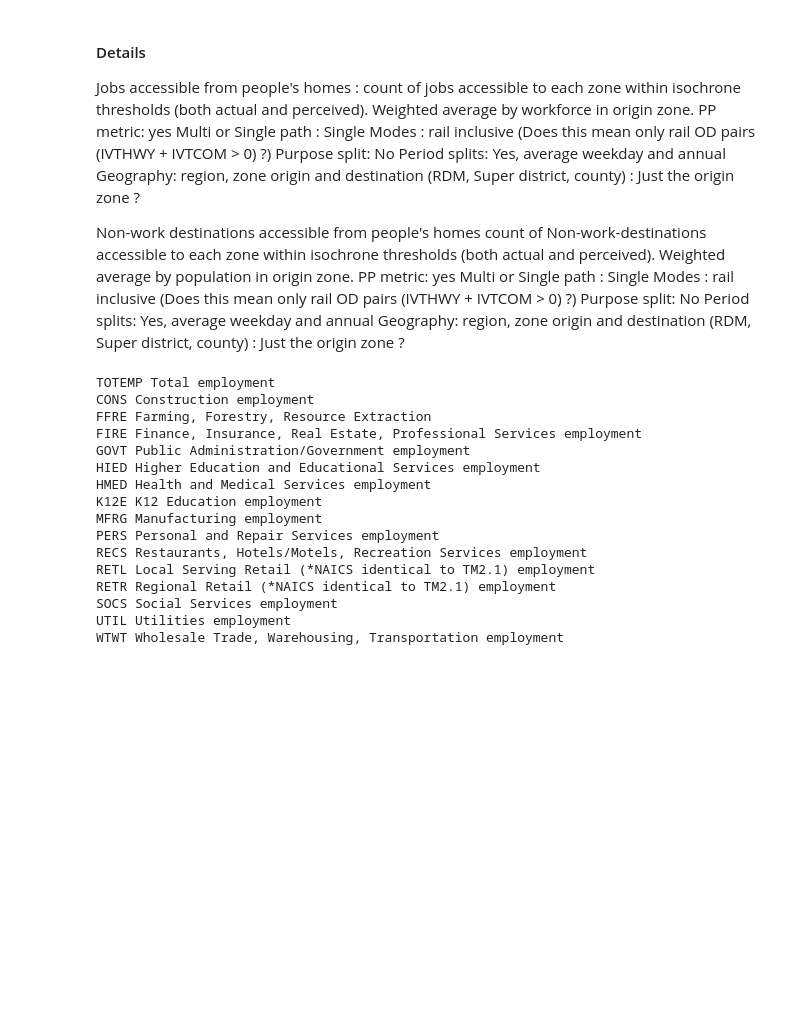
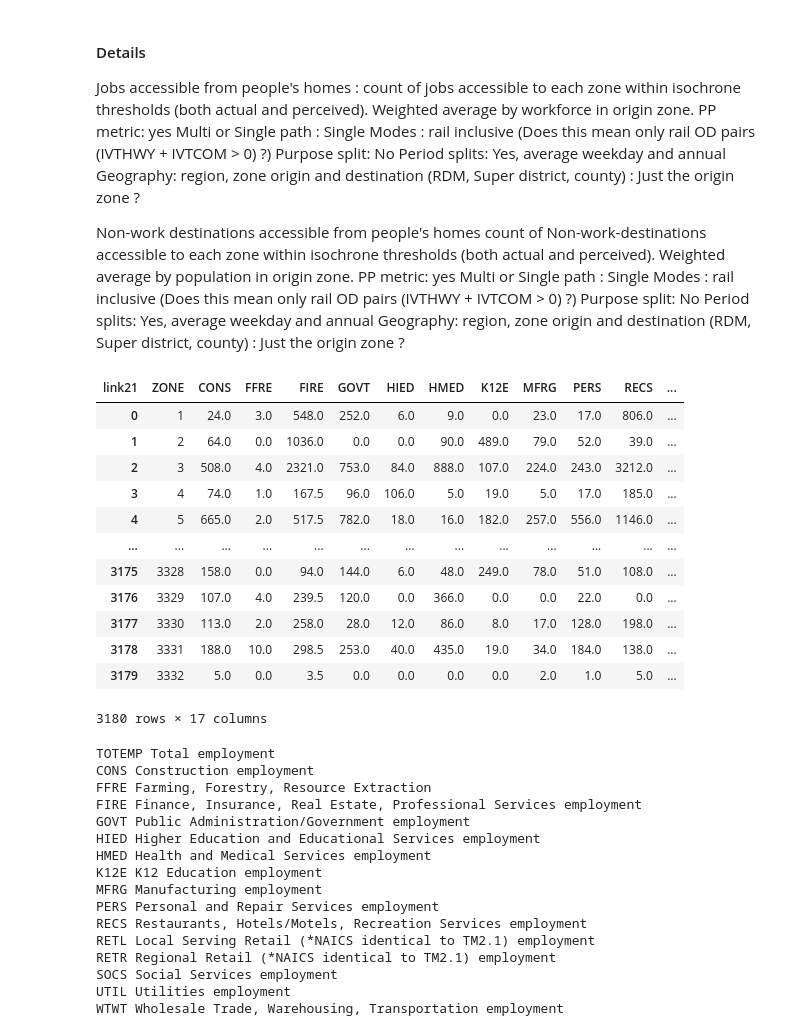
Before and after one commit to camsys/travel-model-one, a Jupyter notebook: CS_utils/Py_summary_code/07. B1 B3 Enhance connectivity-Rev.ipynb, the cells around one changed output. Drawn from its saved outputs; the diff is of its cells as text; code cells hidden in the pictures; blank space fills up the shorter version.

```diff
--- a/CS_utils/Py_summary_code/07. B1 B3 Enhance connectivity-Rev.ipynb
+++ b/CS_utils/Py_summary_code/07. B1 B3 Enhance connectivity-Rev.ipynb
@@ -96,6 +96,22 @@ emp_data=emp_data.reset_index()
 emp_data=emp_data.rename(columns={'TAZ':'ZONE'})
 # %%
 tazDataTotemp = emp_data
+# %%
+tazDataTotemp
+# %% [output]
+| link21 | ZONE | CONS | FFRE | FIRE | GOVT | HIED | HMED | K12E | MFRG | PERS | RECS | ... |
+| 0 | 1 | 24.0 | 3.0 | 548.0 | 252.0 | 6.0 | 9.0 | 0.0 | 23.0 | 17.0 | 806.0 | ... |
+| 1 | 2 | 64.0 | 0.0 | 1036.0 | 0.0 | 0.0 | 90.0 | 489.0 | 79.0 | 52.0 | 39.0 | ... |
+| 2 | 3 | 508.0 | 4.0 | 2321.0 | 753.0 | 84.0 | 888.0 | 107.0 | 224.0 | 243.0 | 3212.0 | ... |
+| 3 | 4 | 74.0 | 1.0 | 167.5 | 96.0 | 106.0 | 5.0 | 19.0 | 5.0 | 17.0 | 185.0 | ... |
+| 4 | 5 | 665.0 | 2.0 | 517.5 | 782.0 | 18.0 | 16.0 | 182.0 | 257.0 | 556.0 | 1146.0 | ... |
+| ... | ... | ... | ... | ... | ... | ... | ... | ... | ... | ... | ... | ... |
+| 3175 | 3328 | 158.0 | 0.0 | 94.0 | 144.0 | 6.0 | 48.0 | 249.0 | 78.0 | 51.0 | 108.0 | ... |
+| 3176 | 3329 | 107.0 | 4.0 | 239.5 | 120.0 | 0.0 | 366.0 | 0.0 | 0.0 | 22.0 | 0.0 | ... |
+| 3177 | 3330 | 113.0 | 2.0 | 258.0 | 28.0 | 12.0 | 86.0 | 8.0 | 17.0 | 128.0 | 198.0 | ... |
+| 3178 | 3331 | 188.0 | 10.0 | 298.5 | 253.0 | 40.0 | 435.0 | 19.0 | 34.0 | 184.0 | 138.0 | ... |
+| 3179 | 3332 | 5.0 | 0.0 | 3.5 | 0.0 | 0.0 | 0.0 | 0.0 | 2.0 | 1.0 | 5.0 | ... |
+3180 rows × 17 columns
 # %%
 iteration = params['iteration']
 household_model_dir = _join(model_outputs_dir, "main")
```
Also changed, not shown: parts of 8 cells of this notebook.
